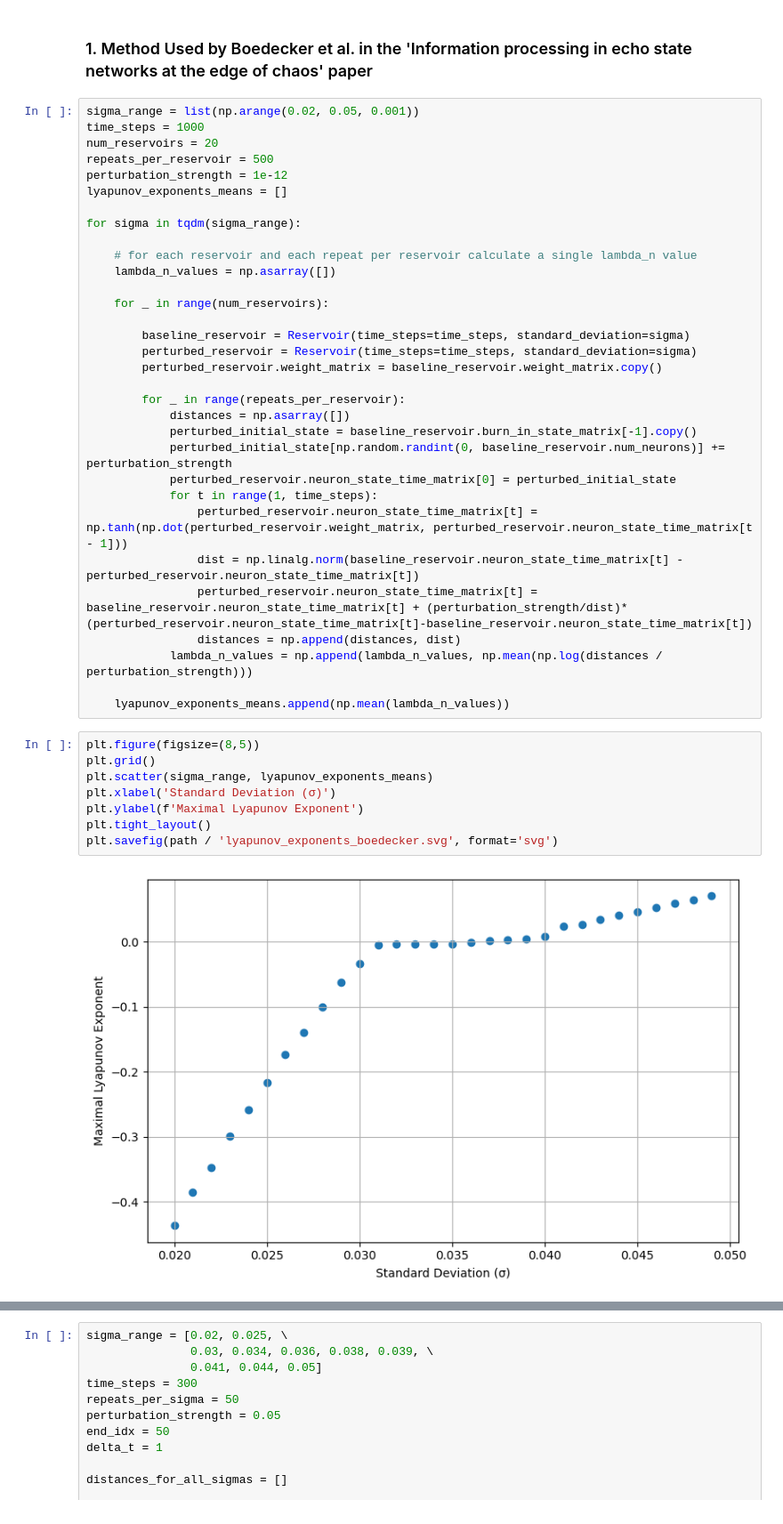
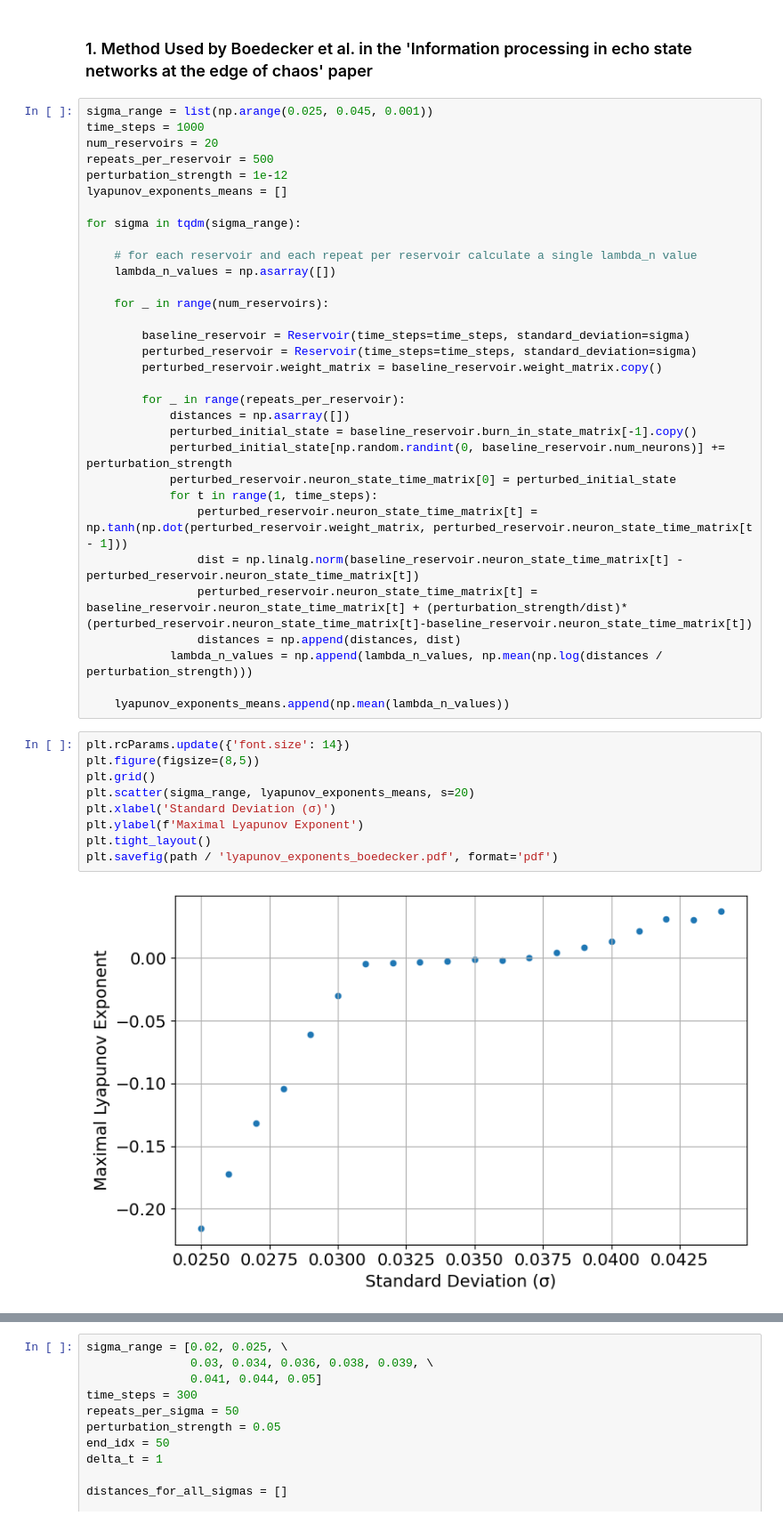
Before and after one commit to winlew/levy-agent-simulation, a Jupyter notebook: studies/dynamical_stability.ipynb, the cells around one changed output, grey strips where cells are left out. Shown at 89% size. Cells and saved outputs as stored; diff of their text form.

Commit message:
adjust sigma range and font size

```diff
--- a/studies/dynamical_stability.ipynb
+++ b/studies/dynamical_stability.ipynb
@@ -24,7 +24,7 @@ colors = [plt.cm.tab20c.colors[i] for i in range(0, 20, 2)][:11]
 # %% [markdown]
 ### 1. Method Used by Boedecker et al. in the 'Information processing in echo state networks at the edge of chaos' paper
 # %%
-sigma_range = list(np.arange(0.02, 0.05, 0.001))
+sigma_range = list(np.arange(0.025, 0.045, 0.001))
 time_steps = 1000
 num_reservoirs = 20
 repeats_per_reservoir = 500
@@ -56,13 +56,14 @@ for sigma in tqdm(sigma_range):
 
     lyapunov_exponents_means.append(np.mean(lambda_n_values))
 # %%
+plt.rcParams.update({'font.size': 14})
 plt.figure(figsize=(8,5))
 plt.grid()
-plt.scatter(sigma_range, lyapunov_exponents_means)
+plt.scatter(sigma_range, lyapunov_exponents_means, s=20)
 plt.xlabel('Standard Deviation (σ)')
 plt.ylabel(f'Maximal Lyapunov Exponent')
 plt.tight_layout()
-plt.savefig(path / 'lyapunov_exponents_boedecker.svg', format='svg')
+plt.savefig(path / 'lyapunov_exponents_boedecker.pdf', format='pdf')
 # %% [output]
-[figure, old version]
+[figure, new version]
 # %% [markdown]
```
Also changed, not shown: parts of 1 cell of this notebook.
